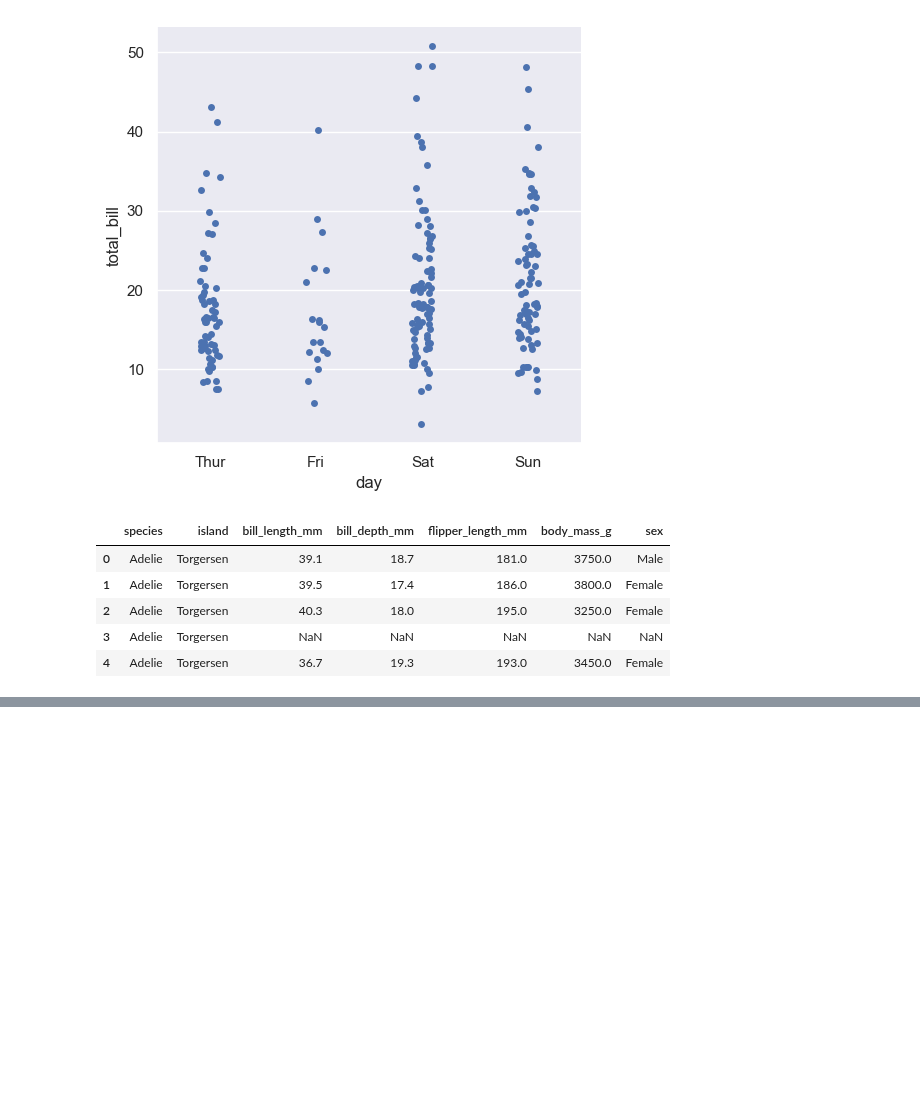
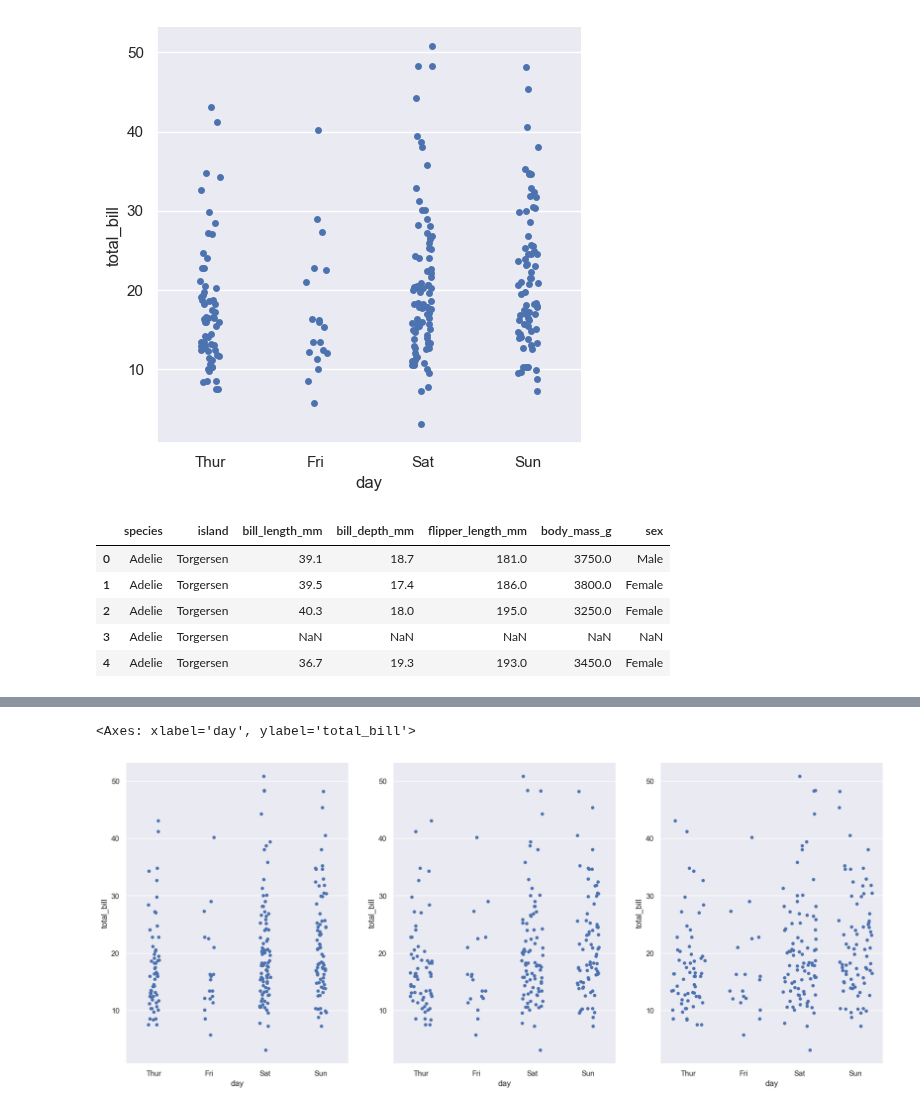
Before and after one commit to wu4fmp6/machine_learning, a Jupyter notebook: 4_4.ipynb, the cells around one changed output, grey strips where cells are left out. Drawn from its saved outputs; the diff is of its cells as text; code cells hidden in the pictures; blank space fills up the shorter version.

```diff
--- a/4_4.ipynb
+++ b/4_4.ipynb
@@ -43,0 +44,10 @@ sns.catplot(data=penguins, x="species", y="body_mass_g")
+# %%
+# 比較不同 jitter值的擴散程度
+fig, axes = plt.subplots(1, 3, figsize=(20, 8))
+#原本的教學範例是用catplot()，但是這裡為了能夠同步比較不同參數的效果區別而採用subplots()，因此必須直接使用stripplot()
+sns.stripplot(data=tips, x="day", y="total_bill", jitter=0.1, ax=axes[0])
+sns.stripplot(data=tips, x="day", y="total_bill", jitter=0.2, ax=axes[1])
+sns.stripplot(data=tips, x="day", y="total_bill", jitter=0.3, ax=axes[2])
+# %% [output]
+<Axes: xlabel='day', ylabel='total_bill'>
+[figure, added]
```
Also changed, not shown: parts of 3 cells of this notebook.
